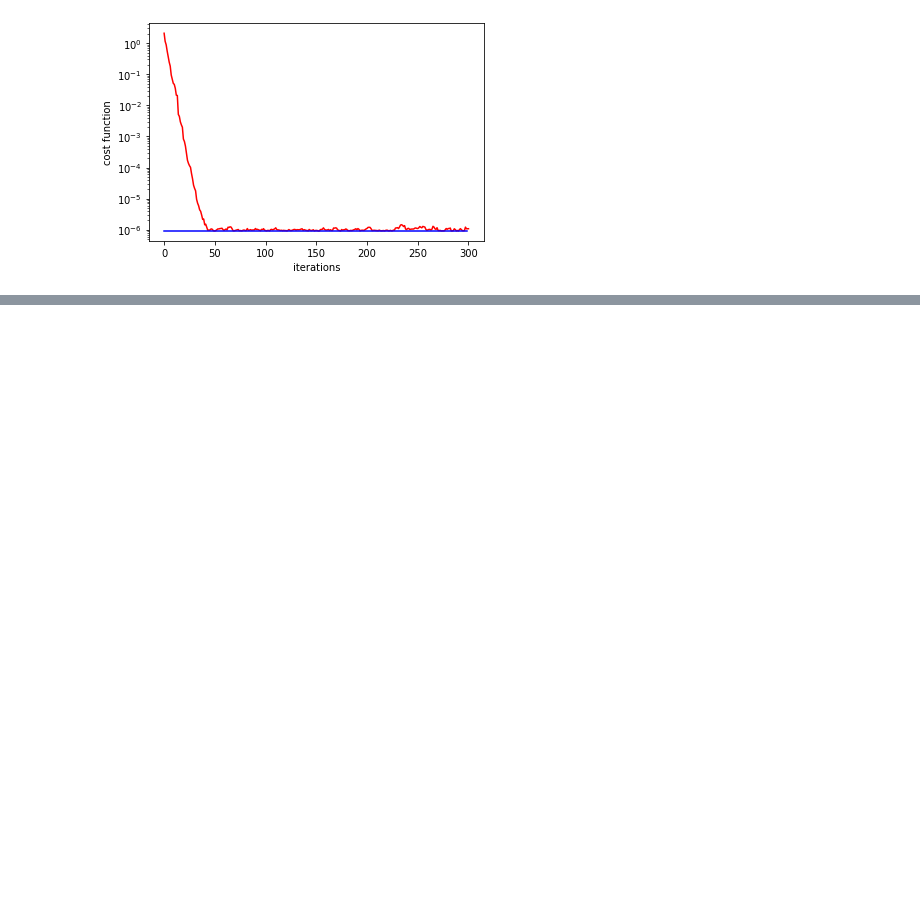
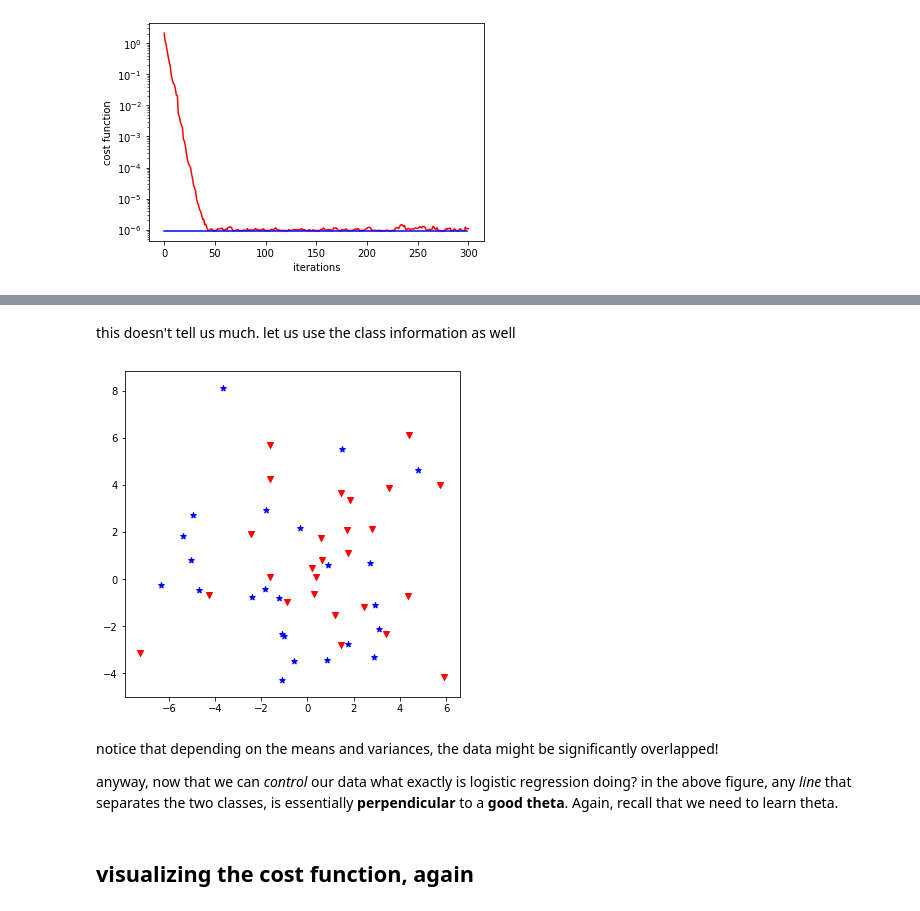
Before and after one commit to praneethmurthy/EE425-demos, a Jupyter notebook: optimization_intro.ipynb, the cells around one changed output, grey strips where cells are left out. Cells and saved outputs as stored; diff of their text form; code cells hidden in the pictures; blank space fills up the shorter version.

```diff
--- a/optimization_intro.ipynb
+++ b/optimization_intro.ipynb
@@ -156,0 +212,19 @@ plt.show()
+# %% [markdown]
+this doesn't tell us much. let us use the class information as well
+# %%
+#list comprehension to separate the data!
+X_zero = np.array([np.array(X[ii,:]) for ii in range(m) if y[ii] == 0])
+X_one = np.array([np.array(X[ii,:]) for ii in range(m) if y[ii] == 1])
+
+plt.figure(figsize=(6,6))
+plt.scatter(X_zero[:,0], X_zero[:, 1], color='red', marker='v')
+plt.scatter(X_one[:,0], X_one[:, 1], color='blue', marker='*')
+plt.show()
+# %% [output]
+[figure, added]
+# %% [markdown]
+notice that depending on the means and variances, the data might be significantly overlapped!
+
+anyway, now that we can *control* our data what exactly is logistic regression doing? in the above figure, any _line_ that separates the two classes, is essentially **perpendicular** to a **good theta**. Again, recall that we need to learn theta.
+# %% [markdown]
+## visualizing the cost function, again
```
Also changed, not shown: parts of 10 cells of this notebook.
